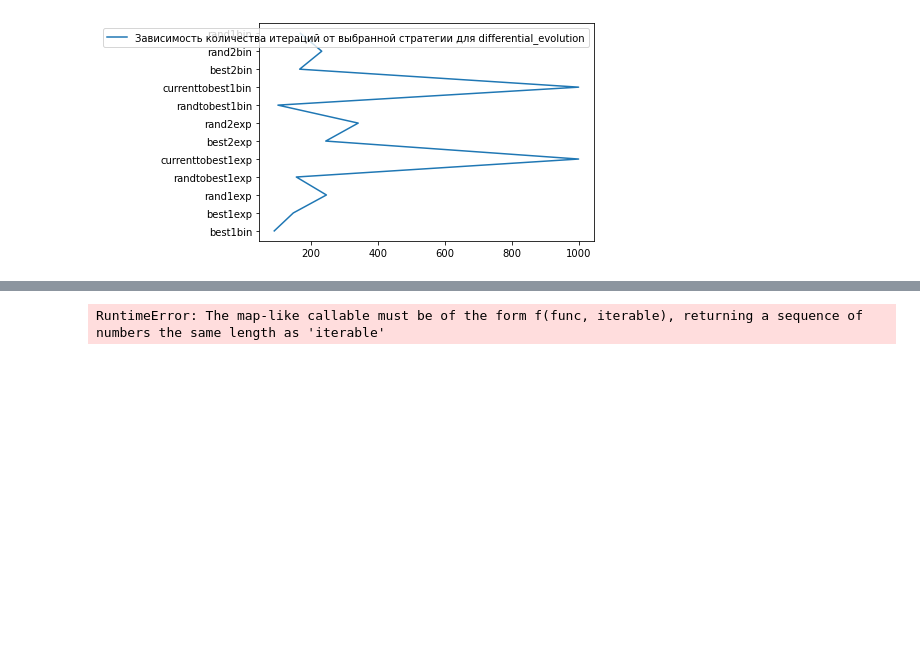
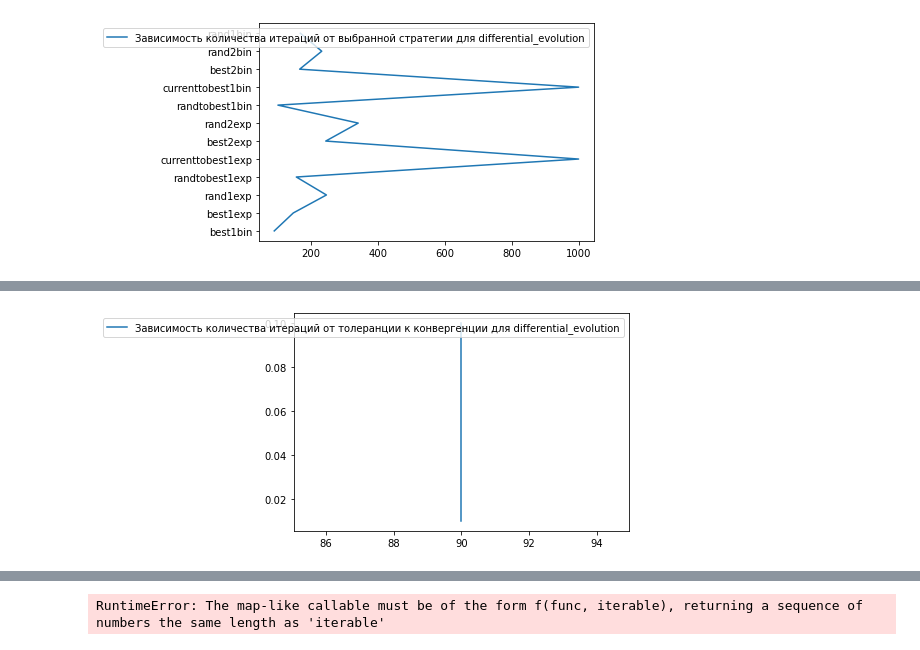
Before and after one commit to gudyrmik/Netology, a Jupyter notebook: Math for Data Science/Task 6. Optimization.ipynb, the cells around one changed output, grey strips where cells are left out. Cells and saved outputs as stored; diff of their text form; code cells hidden in the pictures; blank space fills up the shorter version.

```diff
--- a/Math for Data Science/Task 6. Optimization.ipynb
+++ b/Math for Data Science/Task 6. Optimization.ipynb
@@ -49,0 +67,12 @@ plt.show()
+# %%
+nits = []
+for t in tols:
+    res = differential_evolution(ackley, bounds, seed=42, tol=t)
+    nits.append(res.nit)
+
+plt.plot(nits, tols, label='Зависимость количества итераций от толеранции к конвергенции для differential_evolution')
+plt.legend()
+plt.show()
+# Как-то не зависит особо)
+# %% [output]
+[figure, added]
```
Also changed, not shown: parts of 9 cells of this notebook.
